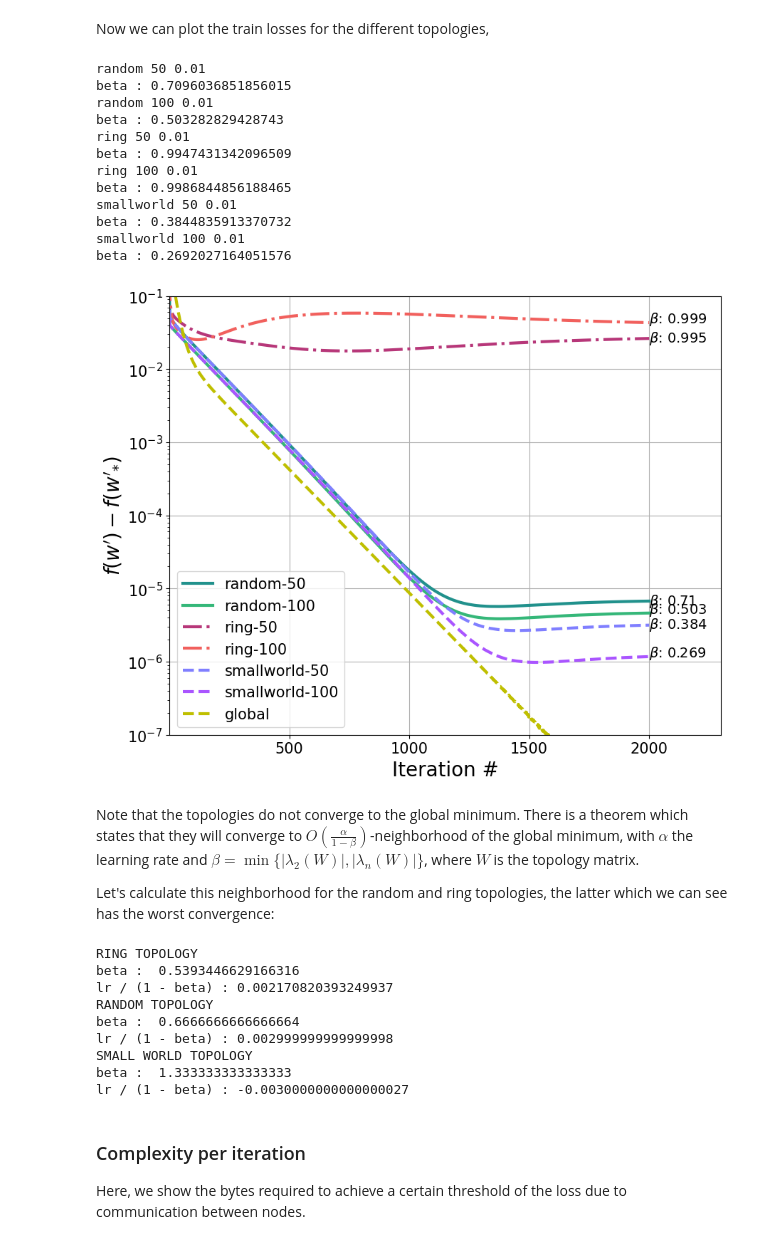
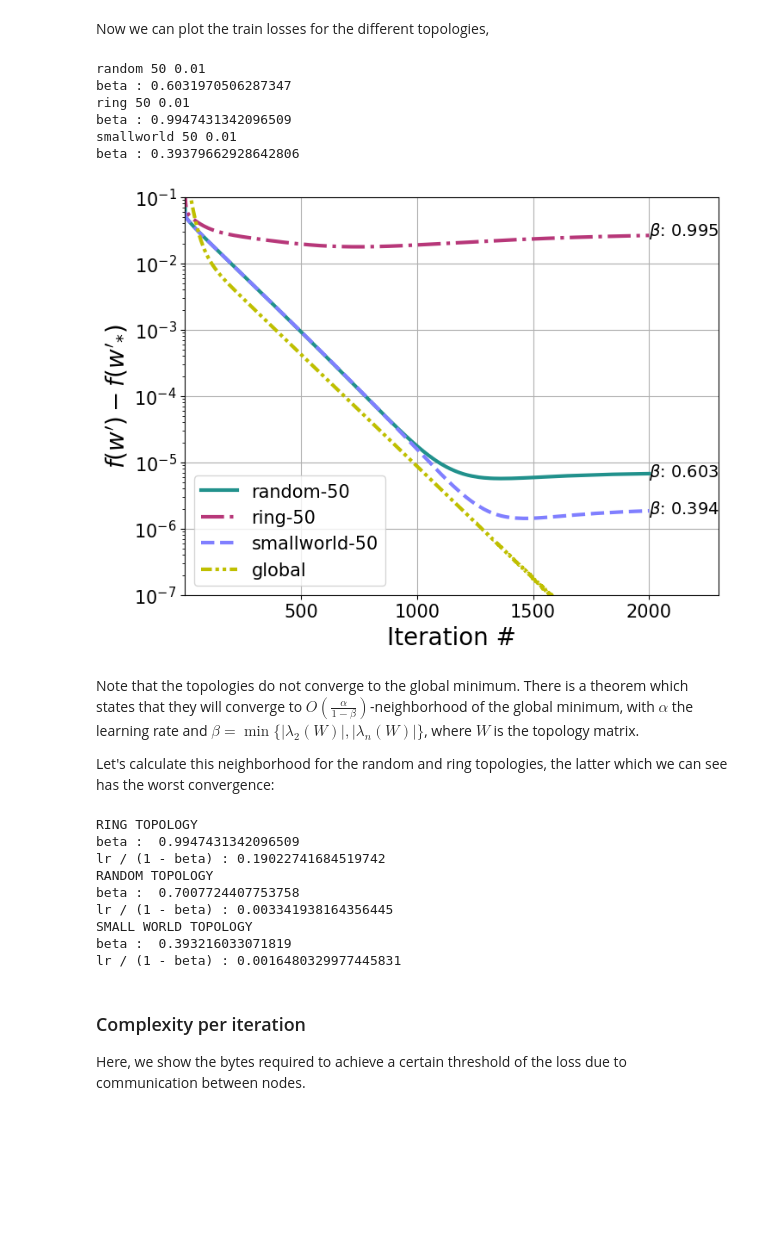
Before and after one commit to eelismie/OptForML-Project, a Jupyter notebook: notebooks/train_plots.ipynb, the cells around one changed output. Saved outputs shown, nothing was run; the diff lists cells and outputs as text; code cells hidden in the pictures; blank space fills up the shorter version.

```diff
--- a/notebooks/train_plots.ipynb
+++ b/notebooks/train_plots.ipynb
@@ -159,7 +159,7 @@ The plots can get quite cluttered.
 Specify here which topologies not to show (leave as `[]` to show all topologies):
 # %%
 exclude_topos = []
-exclude_nodes = [5]
+exclude_nodes = [5, 100]
 # %% [markdown]
 Now we can plot the train losses for the different topologies,
 # %%
@@ -186,7 +186,7 @@ def ax_annotate_beta(ax, losses, topo, nodes, lr, yoffset):
 import itertools
 
 # plot options
-figsize = (10, 8)
+figsize = (8, 6)
 alpha = 0.1  # translucency
 shade = False  # show shaded area
 lw = 3  # line width
@@ -210,8 +210,8 @@ fig, axes = plt.subplots(1, 1, figsize=figsize)
 ax = axes
 # ax.set_xscale('log')
 ax.set_yscale('log')
-cmaps = itertools.cycle(['viridis', 'magma', 'cool'])
-fmts = itertools.cycle(['-', '-.', '--'])
+cmaps = itertools.cycle(['viridis', 'magma', 'cool', 'copper'])
+fmts = itertools.cycle(['-', '-.', '--', ':'])
 yoffsets = itertools.cycle([0.1, 0])
 for topo, d1 in dfs.groupby('topo'):
     if topo in exclude_topos:
@@ -242,43 +242,37 @@ for topo, d1 in dfs.groupby('topo'):
                     label=f'{topo}-{int(nb_nodes)}', color=color)
             if shade:
                 ax.fill_between(xaxis,
                                 d3['min_loss']-global_opt,
                                 d3['max_loss']-global_opt,
                                 alpha=alpha, color=color)
             if annotate_beta:
                 ax_annotate_beta(ax, d3['loss']-global_opt,
                                  topo, int(nb_nodes), lr, yoffset=next(yoffsets))
 
-p = ax.plot(xaxis, m_gl_losses[:len(xaxis)]-global_opt, 'y--', lw=lw, label='global')
+p = ax.plot(xaxis, m_gl_losses[:len(xaxis)]-global_opt, 'y', linestyle=(0, (3, 1, 1, 1, 1, 1)), lw=lw, label='global')
 color = p[0].get_color()
 if shade:
     ax.fill_between(xaxis,
                     l_gl_losses[:len(xaxis)]-global_opt,
                     h_gl_losses[:len(xaxis)]-global_opt,
                     alpha=alpha, color=color)
 
 ax.legend(loc="lower left")
 ax.set_xlabel('Iteration #')
 ax.set_ylabel(r"$f(w')-f(w'_{*})$")
 if annotate_beta:
     ax.set_xlim(1, xaxis[-1]*1.15)
     ax.set_ylim(1e-7, 0.1)
 ax.grid()
 plt.show()
 # %% [output]
 random 50 0.01
-beta : 0.7096036851856015
-random 100 0.01
-beta : 0.503282829428743
+beta : 0.6031970506287347
 ring 50 0.01
 beta : 0.9947431342096509
-ring 100 0.01
-beta : 0.9986844856188465
 smallworld 50 0.01
-beta : 0.3844835913370732
-smallworld 100 0.01
-beta : 0.2692027164051576
+beta : 0.39379662928642806
-[figure, old version]
+[figure, new version]
 # %% [markdown]
 Note that the topologies do not converge to the global minimum. There is a theorem which states that they will converge to $O\left(\frac{\alpha}{1-\beta}\right)$-neighborhood of the global minimum, with $\alpha$ the learning rate and $\beta=\min\{|\lambda_2(W)|, |\lambda_n(W)|\}$, where $W$ is the topology matrix.
 
@@ -287,9 +281,9 @@ Let's calculate this neighborhood for the random and ring topologies, the latter
 from topos import ring_topo, random_topo, MH_weights, small_world_topo
 from utils import get_beta
 
-W_ring = ring_topo(5)
-W_random = MH_weights(random_topo(5))
-W_smallworld = MH_weights(small_world_topo(5))
+W_ring = ring_topo(50)
+W_random = MH_weights(random_topo(50))
+W_smallworld = MH_weights(small_world_topo(50))
 
 lr = 0.001
 
@@ -309,14 +303,14 @@ print('beta : ', beta)
 print('lr / (1 - beta) :', lr / (1 - beta))
 # %% [output]
 RING TOPOLOGY
-beta :  0.5393446629166316
-lr / (1 - beta) : 0.002170820393249937
+beta :  0.9947431342096509
+lr / (1 - beta) : 0.19022741684519742
 RANDOM TOPOLOGY
-beta :  0.6666666666666664
-lr / (1 - beta) : 0.002999999999999998
+beta :  0.7007724407753758
+lr / (1 - beta) : 0.003341938164356445
 SMALL WORLD TOPOLOGY
-beta :  1.333333333333333
-lr / (1 - beta) : -0.0030000000000000027
+beta :  0.393216033071819
+lr / (1 - beta) : 0.0016480329977445831
 # %% [markdown]
 ### Complexity per iteration
 
```
Also changed, not shown: parts of 4 cells of this notebook, 4 other files.
